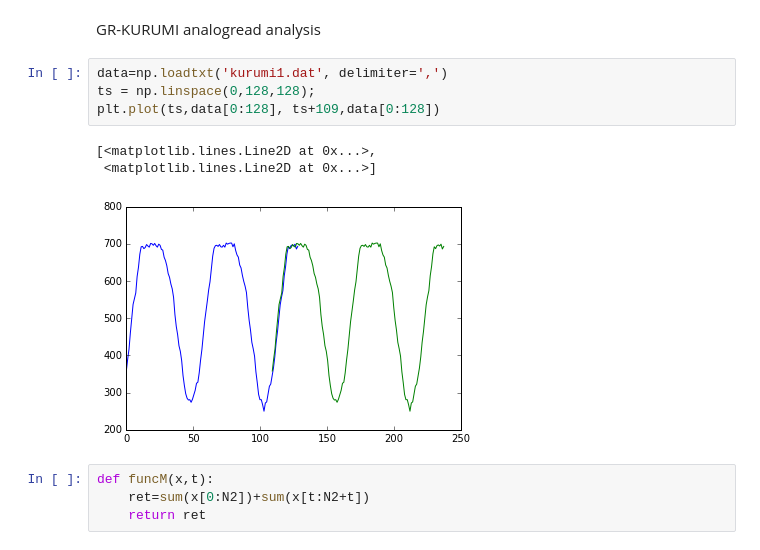
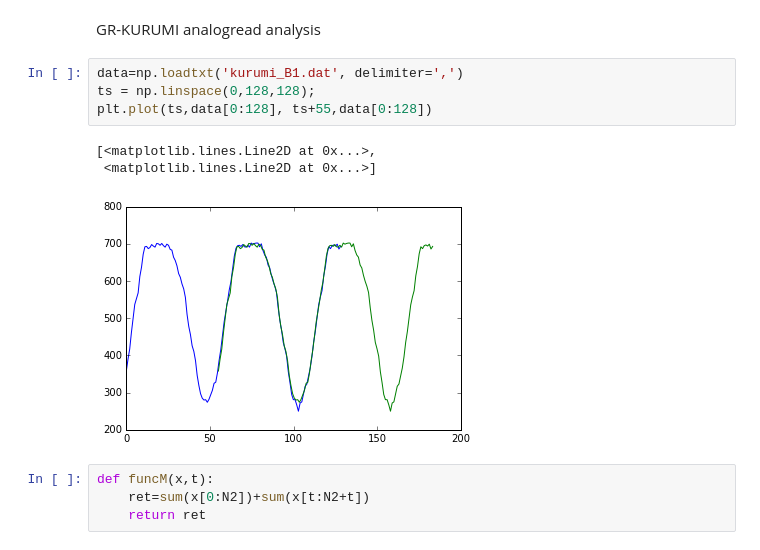
Before and after one commit to hamling-ling/OsakanaFFT, a Jupyter notebook: research/kurumi.ipynb, the cells around one changed output. Cells and saved outputs as stored; diff of their text form.

```diff
--- a/research/kurumi.ipynb
+++ b/research/kurumi.ipynb
@@ -6,13 +6,13 @@ from matplotlib import pyplot as plt
 # %% [markdown]
 GR-KURUMI analogread analysis
 # %%
-data=np.loadtxt('kurumi1.dat', delimiter=',')
+data=np.loadtxt('kurumi_B1.dat', delimiter=',')
 ts = np.linspace(0,128,128);
-plt.plot(ts,data[0:128], ts+109,data[0:128])
+plt.plot(ts,data[0:128], ts+55,data[0:128])
 # %% [output]
 [<matplotlib.lines.Line2D at 0x...>,
  <matplotlib.lines.Line2D at 0x...>]
-[figure, old version]
+[figure, new version]
 # %%
 def funcM(x,t):
     ret=sum(x[0:N2])+sum(x[t:N2+t])
```
Also changed, not shown: parts of 6 cells of this notebook.
